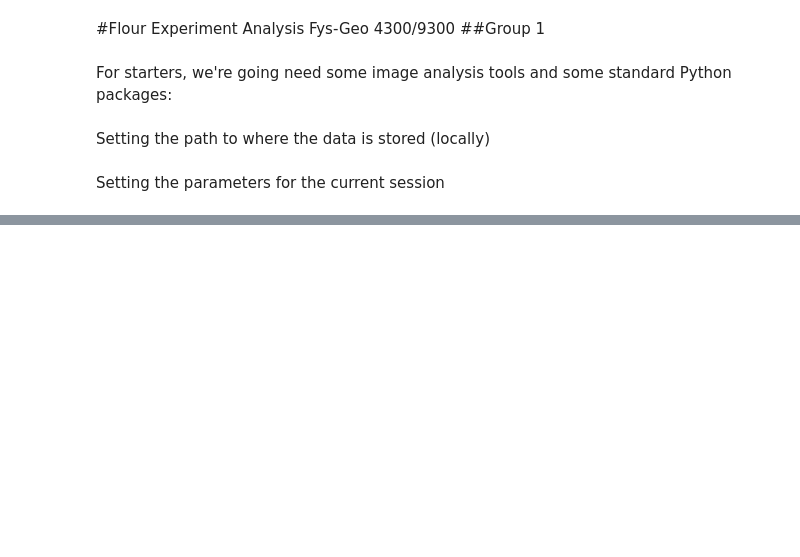
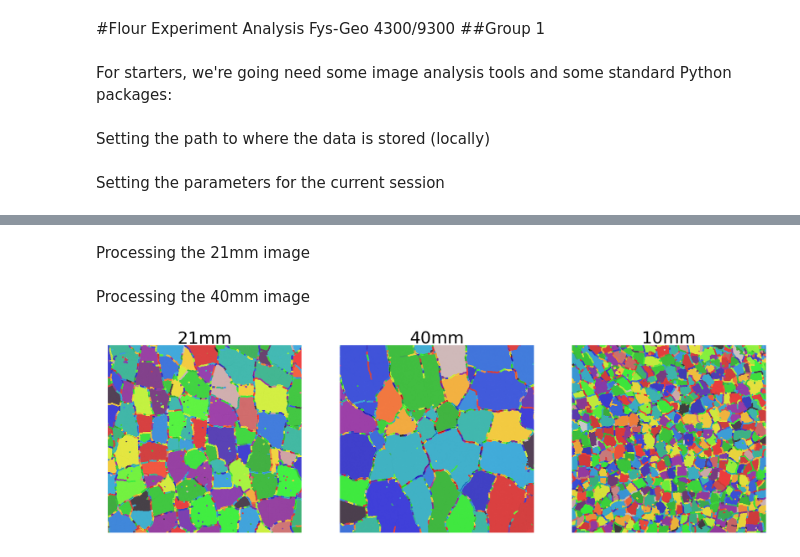
Before and after one commit to jorgehog/notebookCollection, a Jupyter notebook: FlourExperiment.ipynb, the cells around one changed output, grey strips where cells are left out. Cells and saved outputs as stored; diff of their text form; code cells hidden in the pictures; blank space fills up the shorter version.

Commit message:
updated flour experiment

```diff
--- a/FlourExperiment.ipynb
+++ b/FlourExperiment.ipynb
@@ -209,0 +107,2 @@ Slic number of segments: 270
+# %% [markdown]
+Processing the 21mm image
@@ -209,0 +126,43 @@ Slic number of segments: 270
+# %% [markdown]
+Processing the 40mm image
+# %%
+experiment = "40mm"
+exImages = images[experiment]
+
+denoised = rank.gradient(exImages[-1], disk(6))
+denoised = dilation(denoised, square(6))
+markers = rank.gradient(denoised, disk(5)) < 10
+markers = ndimage.label(markers)[0]
+
+#local gradient
+denoised = dilation(denoised, square(6))
+denoised = erosion(denoised, square(10))
+gradient = rank.gradient(denoised, disk(2))
+
+images[experiment + "denoised"] = denoised
+images[experiment + "markers"] = markers
+images[experiment + "gradient"] = gradient
+# %%
+fig, axes = subplots(1, 3, sharey=True, figsize=(35,10))
+
+for experiment, ax in zip(subExperiments.keys(), axes):
+    # process the watershed
+    labels = watershed(images[experiment + "gradient"], images[experiment + "markers"])
+
+    ax.imshow(images[experiment][-1], cmap=plt.cm.gray, interpolation='nearest')
+    ax.hold("on")
+
+    b = arange(labels.max() + 1)
+    shuffle(b)
+    shuffledLw = b[labels]
+    ax.imshow(shuffledLw, cmap=plt.cm.spectral, interpolation='nearest', alpha=.7)
+
+    #ax.imshow(labels, cmap=plt.cm.spectral, interpolation='nearest', alpha=.7)
+    ax.set_title(experiment, size=50)
+    ax.axis("off")
+
+    images[experiment + "labels"] = labels
+
+show()
+# %% [output]
+[figure, added]
```
Also changed, not shown: parts of 12 cells of this notebook.
